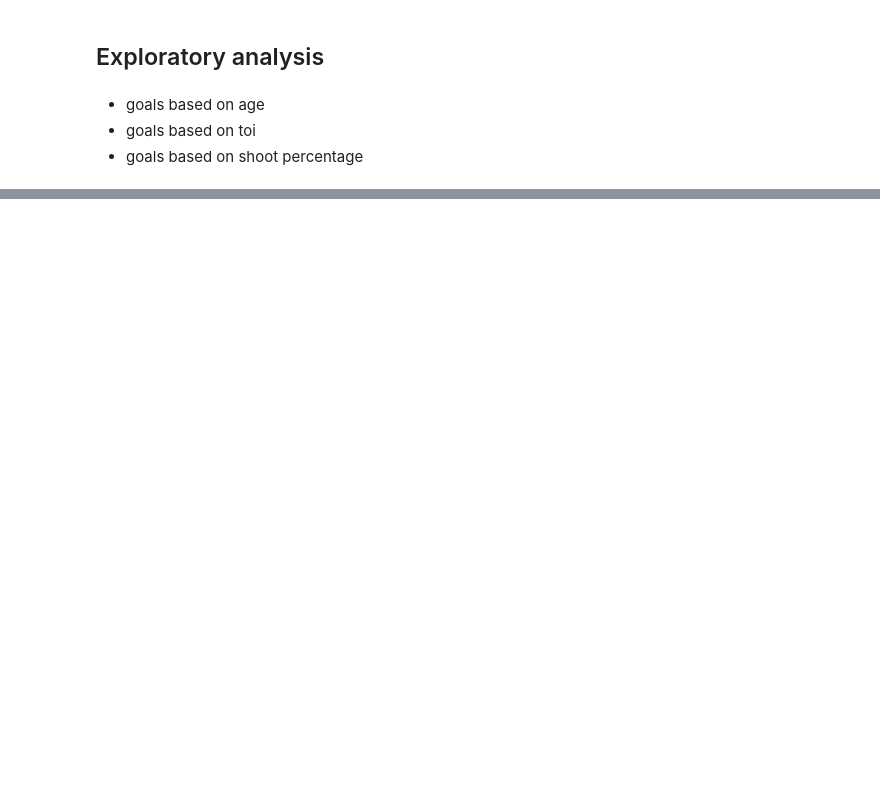
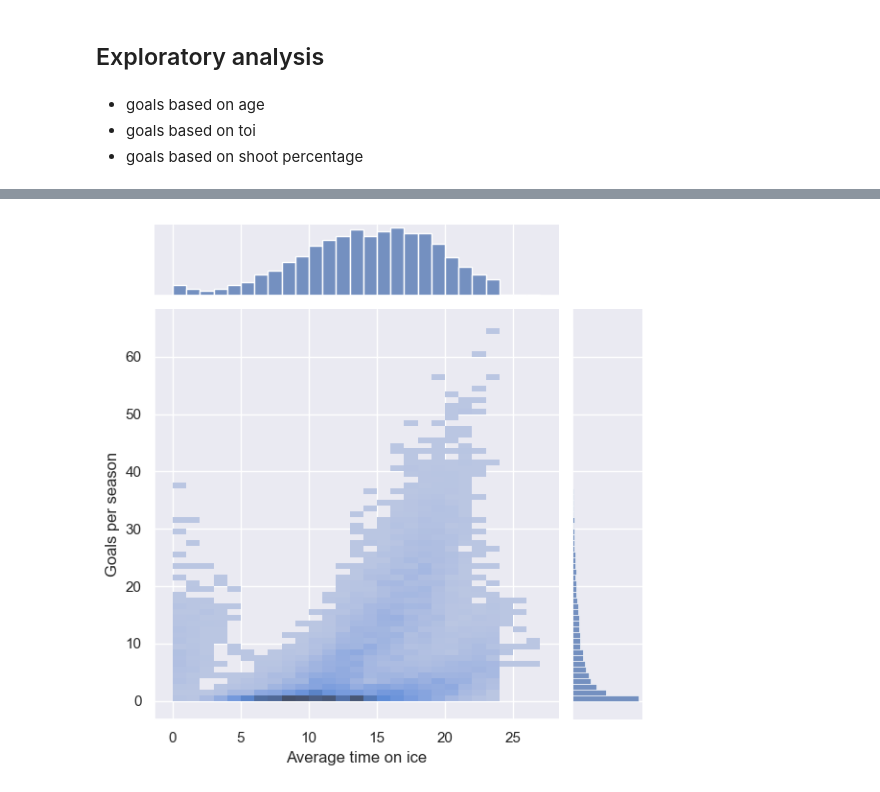
Before and after one commit to VL-CZ/NDBI048-data-science, a Jupyter notebook: homework/NHL-data-report.ipynb, the cells around one changed output, grey strips where cells are left out. Saved outputs shown, nothing was run; the diff lists cells and outputs as text; code cells hidden in the pictures; blank space fills up the shorter version.

```diff
--- a/homework/NHL-data-report.ipynb
+++ b/homework/NHL-data-report.ipynb
@@ -152,0 +169,6 @@ g = sns.histplot(data=df, x="Age",y="G")
+# %%
+g = sns.JointGrid(data=df, x="ATOI",y="G")
+g1 = g.plot(sns.histplot, sns.histplot, binwidth=1)
+g2 = g1.set_axis_labels("Average time on ice", "Goals per season")
+# %% [output]
+[figure, added]
```
Also changed, not shown: parts of 5 cells of this notebook, 1 other file.
